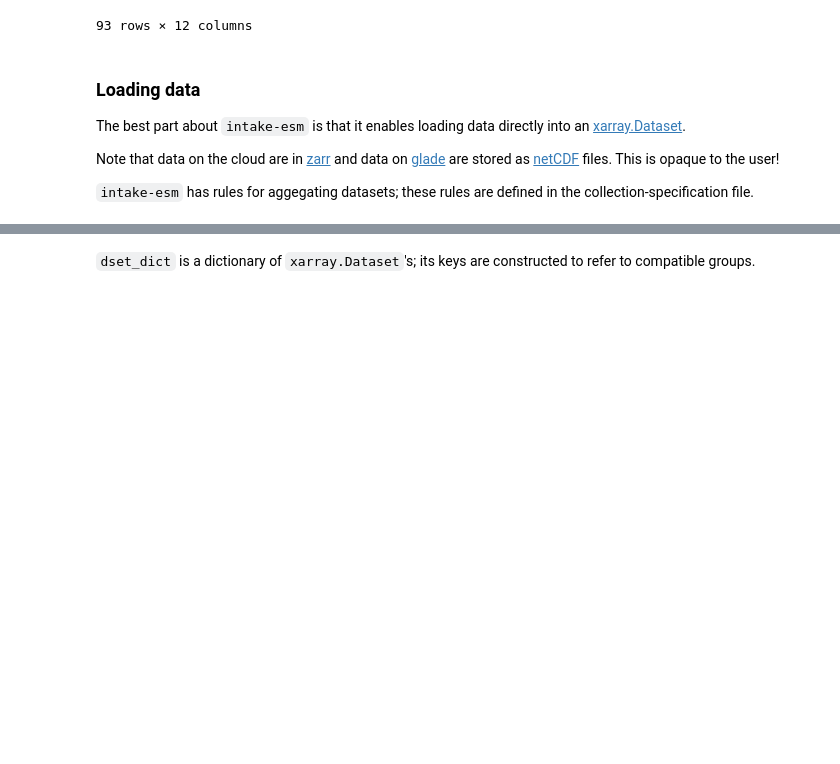
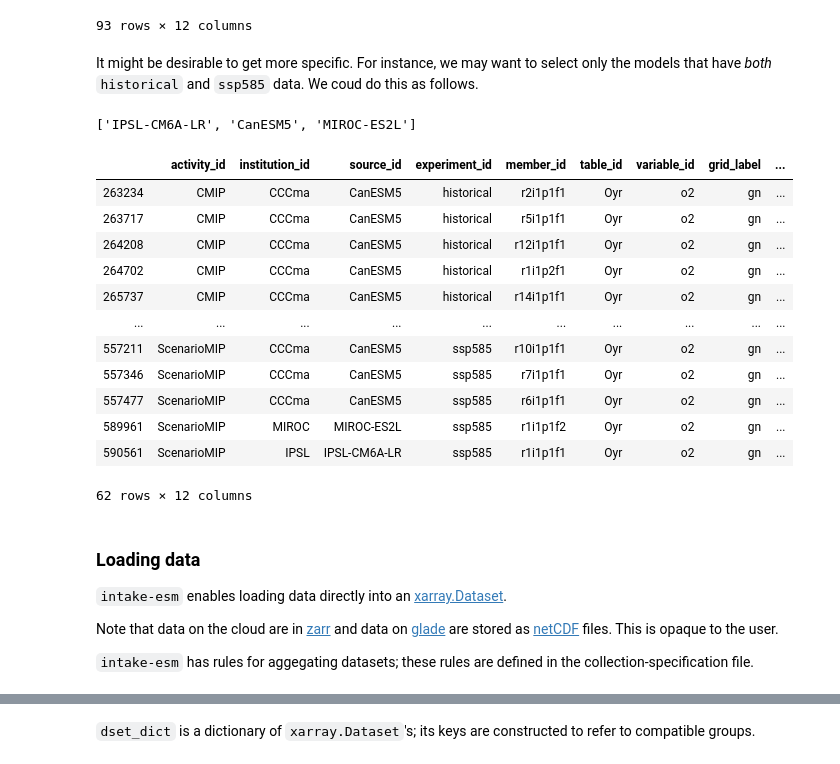
Before and after one commit to cmip6hack/project-template, a Jupyter notebook: notebooks/hello_world.ipynb, the cells around one changed output, grey strips where cells are left out. Saved outputs shown, nothing was run; the diff lists cells and outputs as text; code cells hidden in the pictures; blank space fills up the shorter version.

```diff
--- a/notebooks/hello_world.ipynb
+++ b/notebooks/hello_world.ipynb
@@ -146,15 +146,51 @@ cat.df
 | 589961 | ScenarioMIP | MIROC | MIROC-ES2L | ssp585 | r1i1p1f2 | Oyr | o2 | gn | ... |
 | 590561 | ScenarioMIP | IPSL | IPSL-CM6A-LR | ssp585 | r1i1p1f1 | Oyr | o2 | gn | ... |
 93 rows × 12 columns
+# %% [markdown]
+It might be desirable to get more specific. For instance, we may want to select only the models that have *both* `historical` and `ssp585` data. We coud do this as follows.
+# %%
+models = set(uni_dict['source_id']['values']) # all the models
+
+for experiment_id in ['historical', 'ssp585']:
+    query = dict(experiment_id=experiment_id, table_id='Oyr',
+                 variable_id='o2', grid_label='gn')
+    cat = col.search(**query)
+    models = models.intersection({model for model in cat.df.source_id.unique().tolist()})
+
+# ensure the CESM2 models are not included (oxygen was erroneously submitted to the archive)
+models = models - {'CESM2-WACCM', 'CESM2'}
+
+models = list(models)
+models
+# %% [output]
+['IPSL-CM6A-LR', 'CanESM5', 'MIROC-ES2L']
+# %%
+cat = col.search(experiment_id=['historical', 'ssp585'], table_id='Oyr',
+                 variable_id='o2', grid_label='gn', source_id=models)
+cat.df
+# %% [output]
+|  | activity_id | institution_id | source_id | experiment_id | member_id | table_id | variable_id | grid_label | ... |
+| 263234 | CMIP | CCCma | CanESM5 | historical | r2i1p1f1 | Oyr | o2 | gn | ... |
+| 263717 | CMIP | CCCma | CanESM5 | historical | r5i1p1f1 | Oyr | o2 | gn | ... |
+| 264208 | CMIP | CCCma | CanESM5 | historical | r12i1p1f1 | Oyr | o2 | gn | ... |
+| 264702 | CMIP | CCCma | CanESM5 | historical | r1i1p2f1 | Oyr | o2 | gn | ... |
+| 265737 | CMIP | CCCma | CanESM5 | historical | r14i1p1f1 | Oyr | o2 | gn | ... |
+| ... | ... | ... | ... | ... | ... | ... | ... | ... | ... |
+| 557211 | ScenarioMIP | CCCma | CanESM5 | ssp585 | r10i1p1f1 | Oyr | o2 | gn | ... |
+| 557346 | ScenarioMIP | CCCma | CanESM5 | ssp585 | r7i1p1f1 | Oyr | o2 | gn | ... |
+| 557477 | ScenarioMIP | CCCma | CanESM5 | ssp585 | r6i1p1f1 | Oyr | o2 | gn | ... |
+| 589961 | ScenarioMIP | MIROC | MIROC-ES2L | ssp585 | r1i1p1f2 | Oyr | o2 | gn | ... |
+| 590561 | ScenarioMIP | IPSL | IPSL-CM6A-LR | ssp585 | r1i1p1f1 | Oyr | o2 | gn | ... |
+62 rows × 12 columns
 # %% [markdown]
 ### Loading data
 
-The best part about `intake-esm` is that it enables loading data directly into an [xarray.Dataset](http://xarray.pydata.org/en/stable/api.html#dataset).
+`intake-esm` enables loading data directly into an [xarray.Dataset](http://xarray.pydata.org/en/stable/api.html#dataset).
 
 Note that data on the cloud are in
 [zarr](https://zarr.readthedocs.io/en/stable/) and data on
 [glade](https://www2.cisl.ucar.edu/resources/storage-and-file-systems/glade-file-spaces) are stored as
-[netCDF](https://www.unidata.ucar.edu/software/netcdf/) files. This is opaque to the user!
+[netCDF](https://www.unidata.ucar.edu/software/netcdf/) files. This is opaque to the user.
 
 `intake-esm` has rules for aggegating datasets; these rules are defined in the collection-specification file.
 # %%
```
Also changed, not shown: parts of 15 cells of this notebook.
